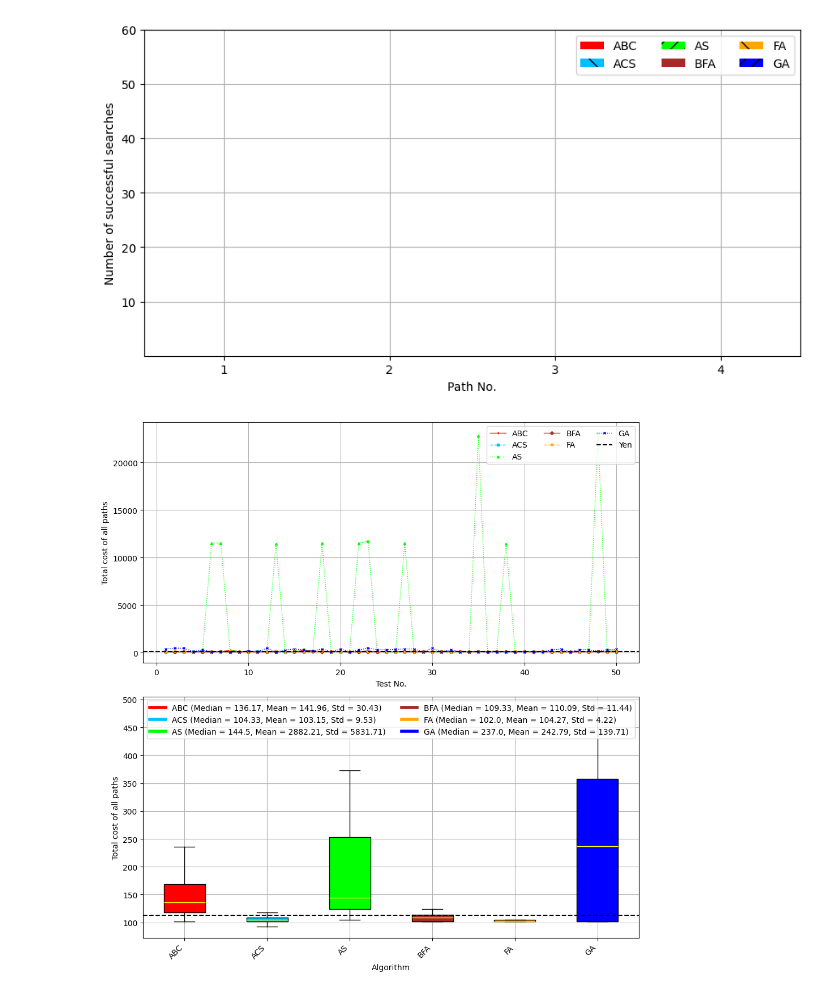
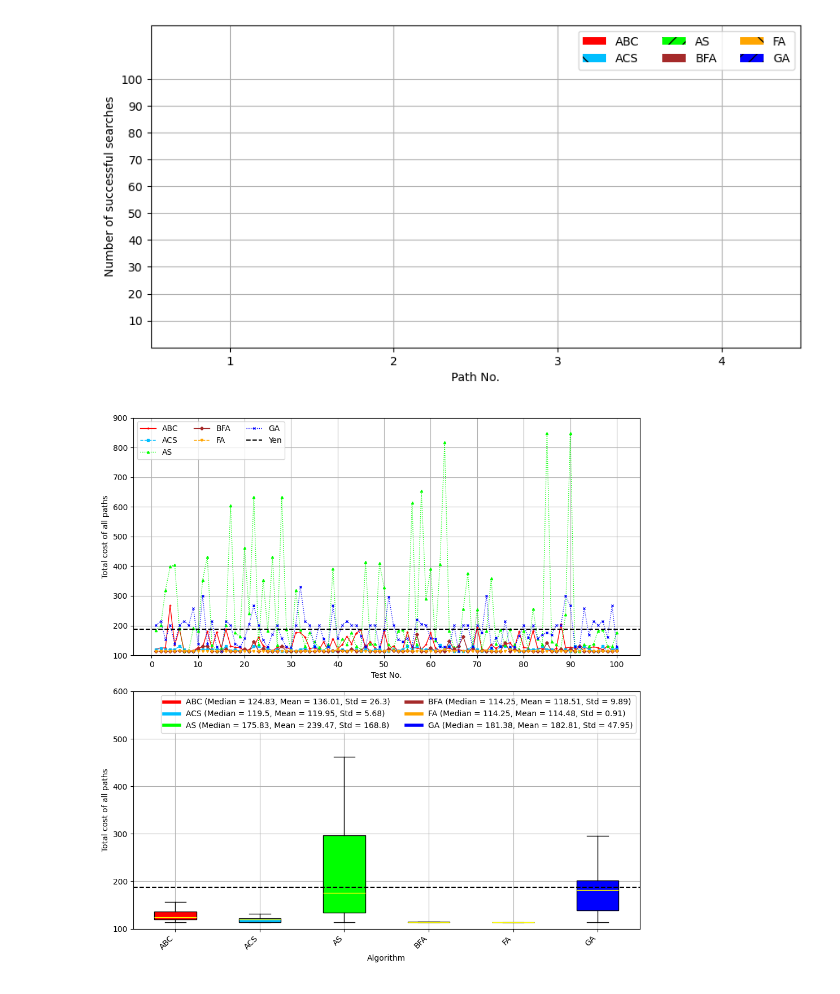
Before and after one commit to nguyenvantin971996/SDN_PyQt5, a Jupyter notebook: ryu_controller/ALL_MO.ipynb, the cells around one changed output. Drawn from its saved outputs; the diff is of its cells as text; code cells hidden in the pictures.

```diff
--- a/ryu_controller/ALL_MO.ipynb
+++ b/ryu_controller/ALL_MO.ipynb
@@ -33,9 +33,9 @@ from FA_static_MO import FA
 from YenAlgorithm import YenAlgorithm
 from get_metric import getMetric
 
-Times = 50
+Times = 100
 src = 1
-dst = 20
+dst = 15
 
 N = 10
 Max = 100
@@ -61,7 +61,7 @@ y = 1
 a0 = 1
 b0 = 1
 
-weight_map = getMetric('../topo_mininet/20_nodes.json')
+weight_map = getMetric('../topo_mininet/15_nodes.json')
 # %%
 import random
 
@@ -288,18 +287,18 @@ average_best_fitness_6 = np.mean(all_best_fitness_6, axis=0)
 average_mean_fitness_6 = np.mean(all_mean_fitness_6, axis=0)
 # %%
 data_1 = {
-    "average_best_fitness_ABC": average_best_fitness_1,
-    "average_best_fitness_ACS": average_best_fitness_2,
-    "average_best_fitness_AS": average_best_fitness_3,
-    "average_best_fitness_BFA": average_best_fitness_4,
-    "average_best_fitness_FA": average_best_fitness_5,
-    "average_best_fitness_GA": average_best_fitness_6,
-    "average_mean_fitness_ABC": average_mean_fitness_1,
-    "average_mean_fitness_ACS": average_mean_fitness_2,
-    "average_mean_fitness_AS": average_mean_fitness_3,
-    "average_mean_fitness_BFA": average_mean_fitness_4,
-    "average_mean_fitness_FA": average_mean_fitness_5,
-    "average_mean_fitness_GA": average_mean_fitness_6,
+    "average_best_fitness_ABC": average_best_fitness_1.tolist(),
+    "average_best_fitness_ACS": average_best_fitness_2.tolist(),
+    "average_best_fitness_AS": average_best_fitness_3.tolist(),
+    "average_best_fitness_BFA": average_best_fitness_4.tolist(),
+    "average_best_fitness_FA": average_best_fitness_5.tolist(),
+    "average_best_fitness_GA": average_best_fitness_6.tolist(),
+    "average_mean_fitness_ABC": average_mean_fitness_1.tolist(),
+    "average_mean_fitness_ACS": average_mean_fitness_2.tolist(),
+    "average_mean_fitness_AS": average_mean_fitness_3.tolist(),
+    "average_mean_fitness_BFA": average_mean_fitness_4.tolist(),
+    "average_mean_fitness_FA": average_mean_fitness_5.tolist(),
+    "average_mean_fitness_GA": average_mean_fitness_6.tolist(),
     "sum_ABC": sum_1,
     "sum_ACS": sum_2,
     "sum_AS": sum_3,
@@ -386,9 +387,9 @@ plt.xlabel("Path No.")
 plt.ylabel("Number of successful searches")
 plt.legend(["ABC", "ACS", "AS", "BFA", "FA", "GA"], loc="upper right", ncol=3)
 plt.grid()
-# plt.savefig("ALL/ALL_nss.png", dpi=200, bbox_inches='tight')
+# plt.savefig("ALL/ALL_nss_MO.png", dpi=200, bbox_inches='tight')
 # %% [output]
-[figure, old version]
+[figure, new version]
 # %%
 metrics = ["sum_ABC", "sum_ACS", "sum_AS", "sum_BFA", "sum_FA", "sum_GA"]
 labels = ["ABC", "ACS", "AS", "BFA", "FA", "GA"]
@@ -401,43 +402,42 @@ fig, axs = plt.subplots(2, 1, figsize=(10, 10))
 ax1 = axs[0]
 xticks = np.arange(11) * 10
 ax1.set_xticks(xticks, minor=False)
-# ax1.set_ylim(100, 1000)
+ax1.set_ylim(100, 900)
 ax1.set_xlabel("Test No.")
 ax1.set_ylabel("Total cost of all paths")
 ax1.grid()
 for i, metric in enumerate(metrics):
     ax1.plot(
         range(1, len(data[metric]) + 1), data[metric],
         linewidth=1, color=colors[i], linestyle=linestyles[i], marker=markers[i], markersize=3
     )
-ax1.legend(["ABC", "ACS", "AS", "BFA", "FA", "GA"], loc="upper right", ncol=2)
 ax1.axhline(y=sum(pw_yen), color='k', linestyle='--')
-ax1.legend(["ABC", "ACS", "AS", "BFA", "FA", "GA", "Yen"], loc="upper right", ncol=3)
+ax1.legend(["ABC", "ACS", "AS", "BFA", "FA", "GA", "Yen"], loc="upper left", ncol=3)
 
 ax2 = axs[1]
 ax2.set_xticklabels(labels, rotation=45, ha="right")
-# ax2.set_ylim(0, 3)
+ax2.set_ylim(100, 600)
 ax2.set_xlabel("Algorithm")
 ax2.set_ylabel("Total cost of all paths")
 ax2.grid()
 data_for_boxplot = [data[metric] for metric in metrics]
 box = ax2.boxplot(data_for_boxplot, patch_artist=True, vert=True, showfliers=False,
                   medianprops=dict(color='yellow', linewidth=1))
 for patch, color in zip(box['boxes'], colors):
     patch.set_facecolor(color)
 ax2.axhline(y=sum(pw_yen), color='k', linestyle='--')
 
 handles = [plt.Line2D([0], [0], color=color, lw=4) for color in colors]
 legend_labels = [
     f"{labels[i]} (Median = {statistics[metrics[i]]['median']}, Mean = {statistics[metrics[i]]['mean']}, Std = {statistics[metrics[i]]['std']})"
     for i in range(len(labels))
 ]
 ax2.legend(handles, legend_labels, loc="upper right", ncol=2)
 plt.tight_layout()
-# plt.savefig("ALL/ALL_sum.png", dpi=200, bbox_inches='tight')
+# plt.savefig("ALL/ALL_sum_MO.png", dpi=200, bbox_inches='tight')
 plt.show()
 # %% [output]
-[figure, old version]
+[figure, new version]
 # %%
 metrics = ["time_ABC", "time_ACS", "time_AS", "time_BFA", "time_FA", "time_GA"]
 metrics_non_FA = ["time_ABC", "time_ACS", "time_AS", "time_BFA", "time_GA"]
```
Also changed, not shown: parts of 8 cells of this notebook.
